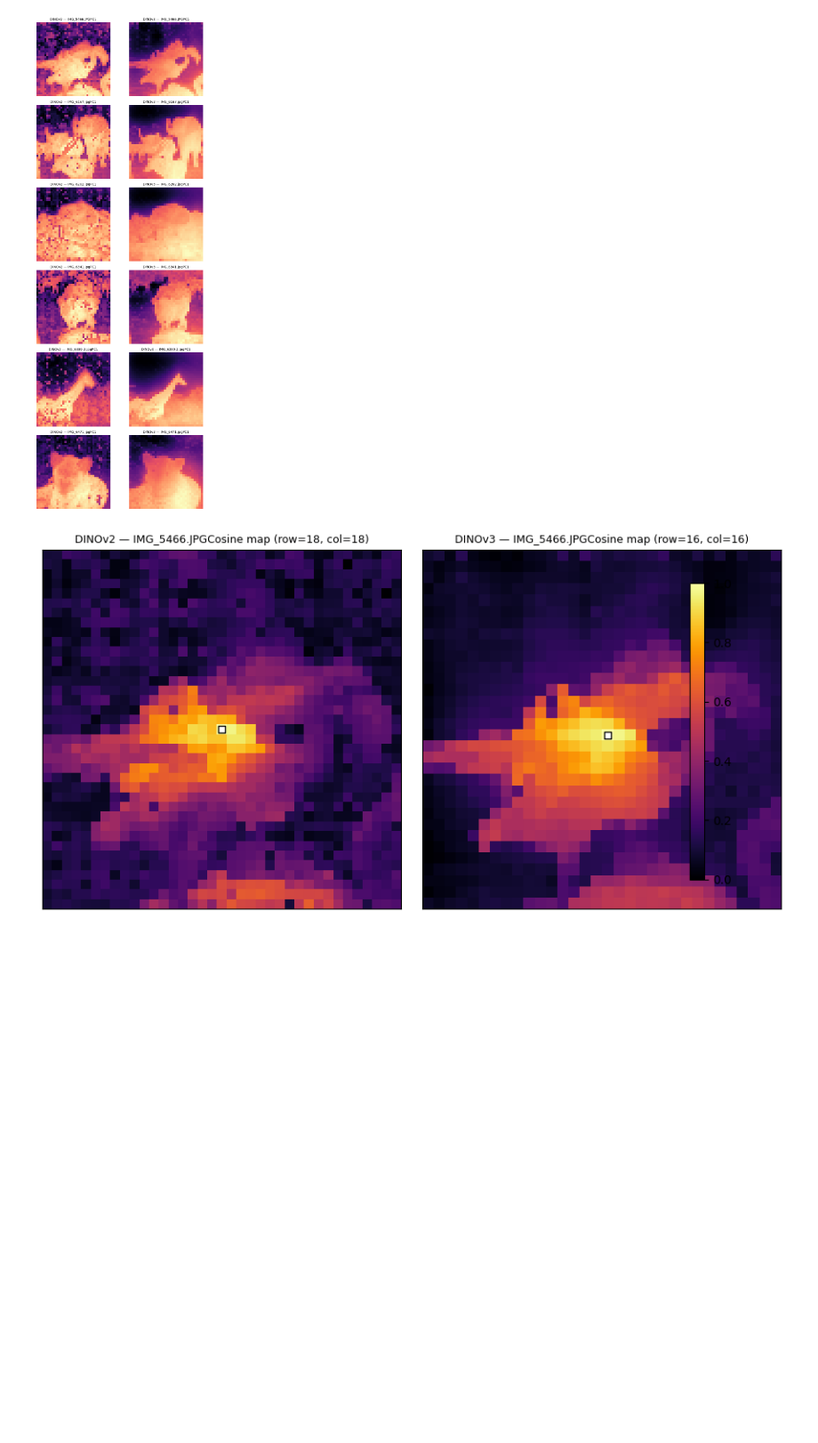
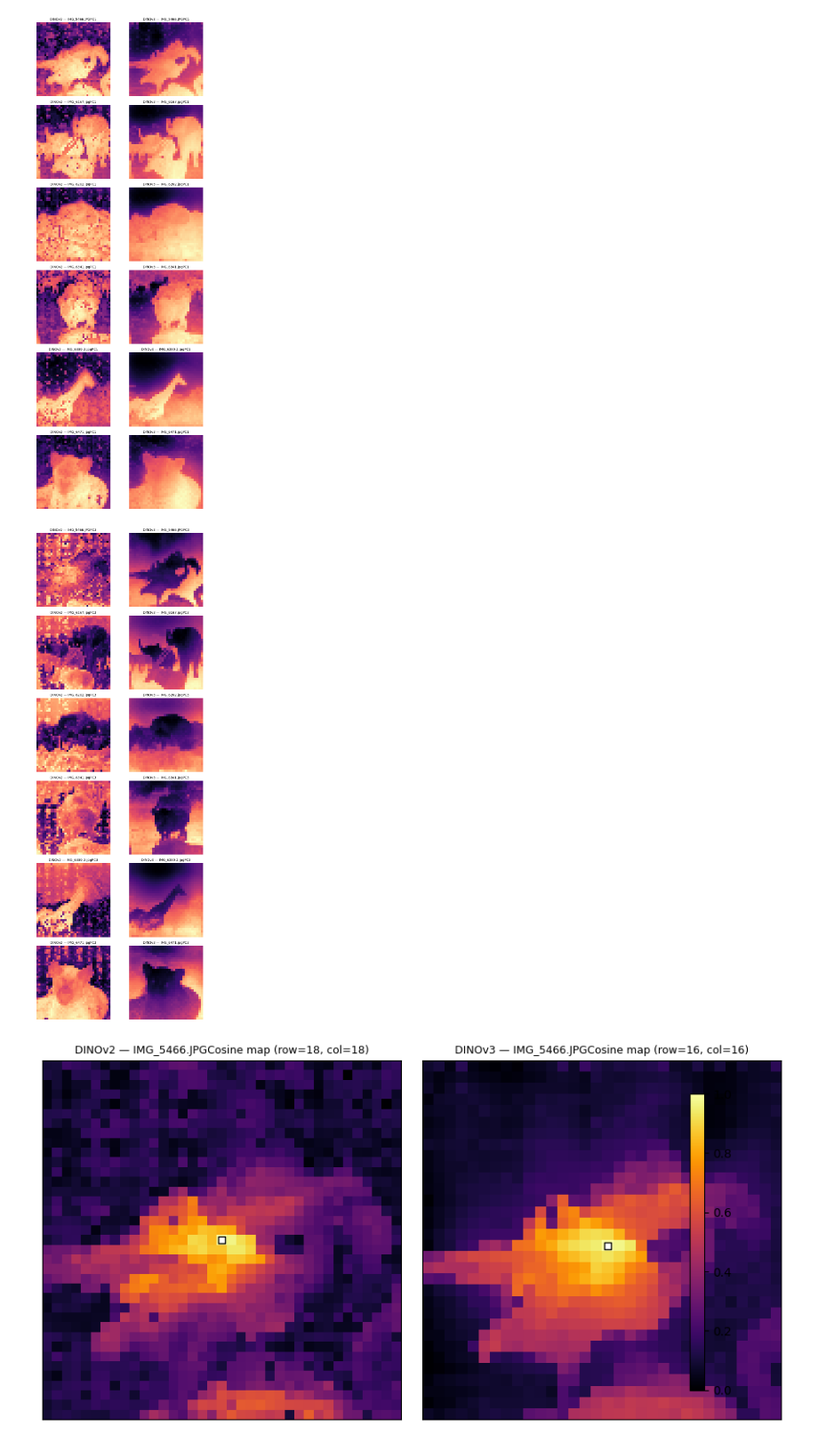
Before and after one commit to theaudaudiffret/Dino_V3_improvements_visualized, a Jupyter notebook: DinoV3_improvements.ipynb, the cells around one changed output. Shown at 89% size. Drawn from its saved outputs; the diff is of its cells as text; code cells hidden in the pictures; blank space fills up the shorter version.

```diff
--- a/DinoV3_improvements.ipynb
+++ b/DinoV3_improvements.ipynb
@@ -189,6 +188,10 @@ def show_pca_component(component_idx=0, cmap='magma'):
 show_pca_component(component_idx=0)
 # %% [output]
 [figure]
+# %%
+show_pca_component(component_idx=2)
+# %% [output]
+[figure, added]
 # %%
 # [STEP] Cosine similarity maps (raw patch space)
 # Shared helper that returns a normalised similarity grid for a chosen patch.
```
Also changed, not shown: parts of 1 cell of this notebook.
